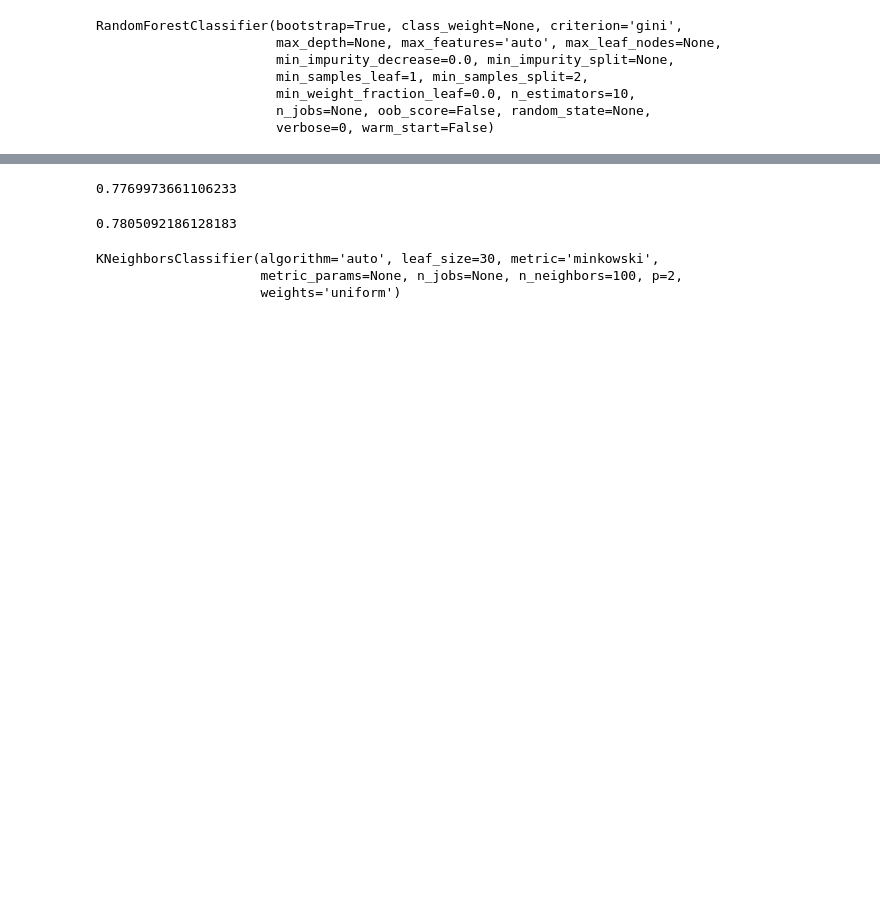
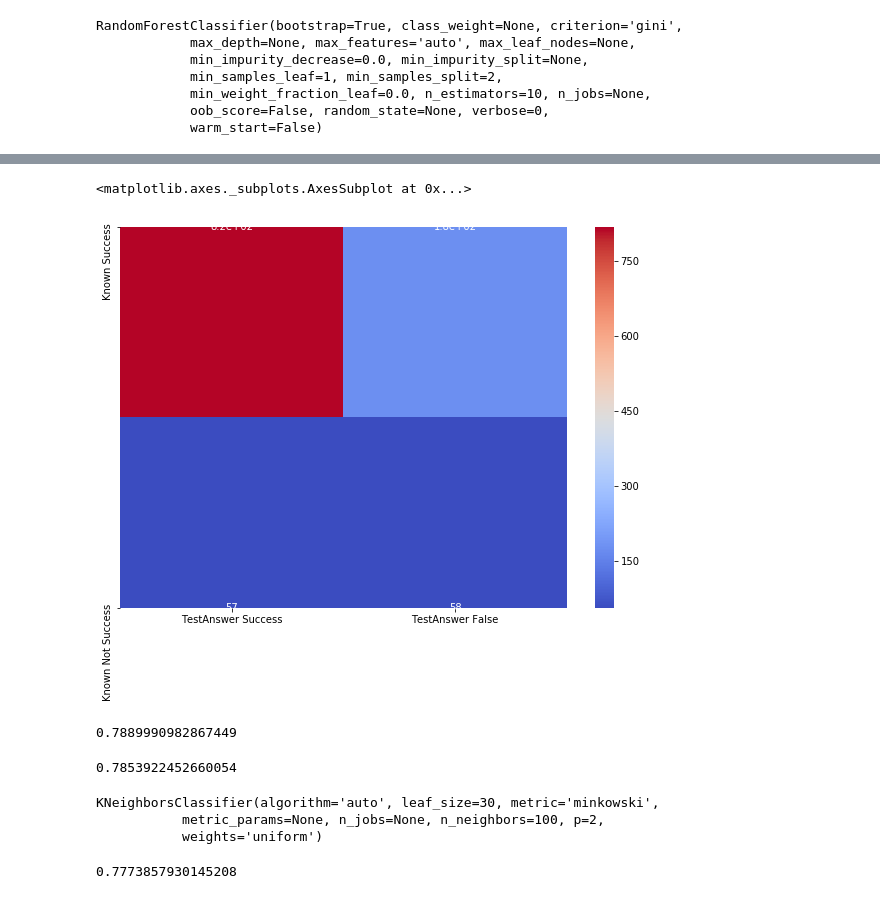
Before and after one commit to jzhan2543/fall19ml-moviepredictions, a Jupyter notebook: movie_notebook.ipynb, the cells around one changed output, grey strips where cells are left out. Saved outputs shown, nothing was run; the diff lists cells and outputs as text; code cells hidden in the pictures; blank space fills up the shorter version.

```diff
--- a/movie_notebook.ipynb
+++ b/movie_notebook.ipynb
@@ -579,13 +603,23 @@ Rf_result.head()
+# %%
+con_dec = pd.DataFrame(randofor_confusion, index = [i for i in ["Known Success", "Known Not Success"]],
+columns = [i for i in ["TestAnswer Success", "TestAnswer False"]])
+plt.figure(figsize = (10,7))
+plt.xlabel("Predict")
+plt.ylabel("TestAnswer")
+sns.heatmap(con_dec, cmap = "coolwarm", annot=True)
+# %% [output]
+<matplotlib.axes._subplots.AxesSubplot at 0x...>
+[figure, added]
 # %%
-Rf_result['Correct'].mean()
+randoforResults['Correct'].mean()
 # %% [output]
-0.7769973661106233
+0.7889990982867449
 # %%
 #uses sklearn.metrics to find accuracy score here
-prediction = Rfclf.predict(X_test)
+prediction = randofor.predict(X_test)
 print(metrics.accuracy_score(prediction, Y_test))
 # %% [output]
-0.7805092186128183
+0.7853922452660054
 # %%
 #k-nearest neighbors
 from sklearn.neighbors import KNeighborsClassifier
@@ -599,5 +633,7 @@ KNeighborsClassifier(algorithm='auto', leaf_size=30, metric='minkowski',
 # %%
-c_knn = cross_val_score(knn, X_train, Y_train, cv=10)
-c_knn.mean()
+cross_val_knn = cross_val_score(knn, X_train, Y_train, cv=10)
+cross_val_knn.mean()
+# %% [output]
+0.7773857930145208
 # %%
 result = knn.predict_proba(X_test)[:]
```
Also changed, not shown: parts of 30 cells of this notebook.
